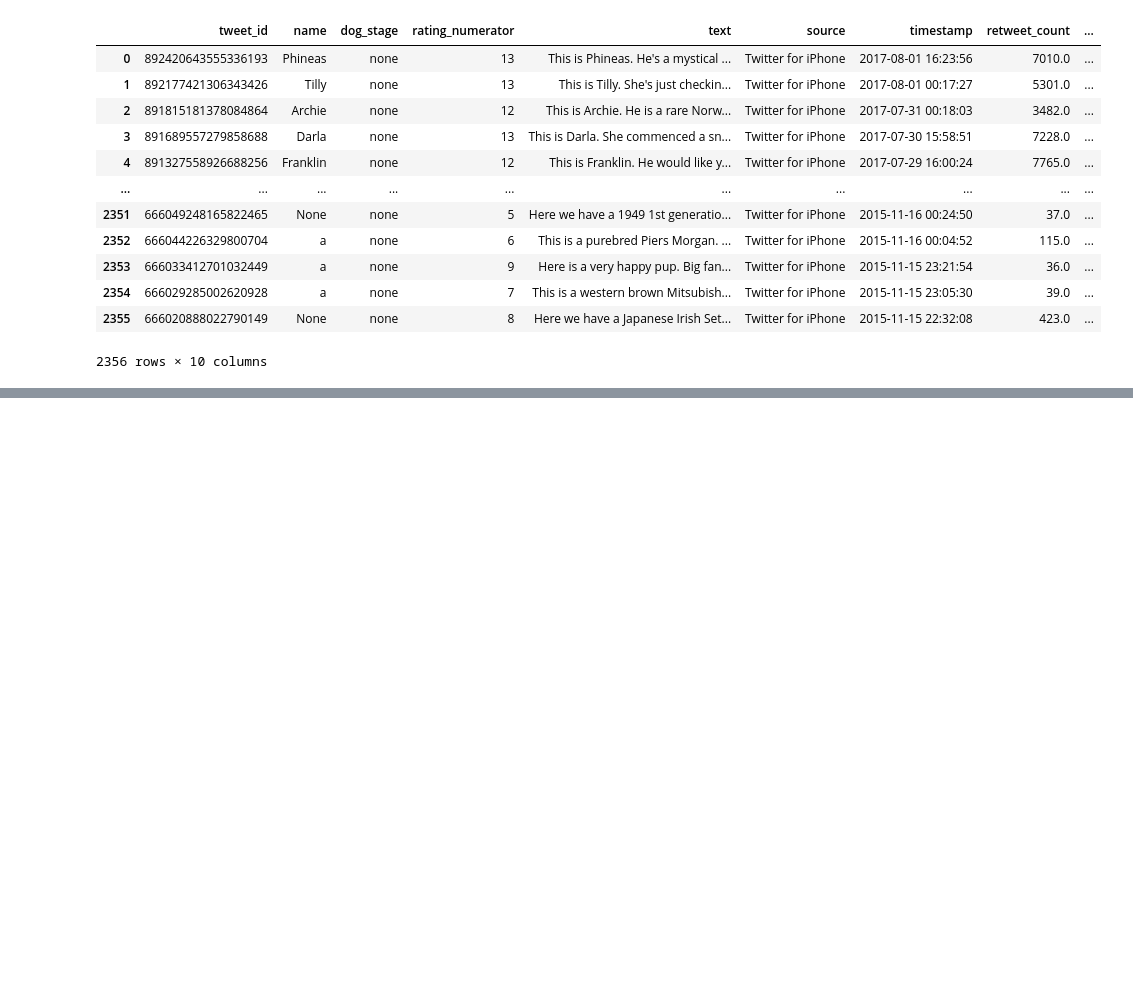
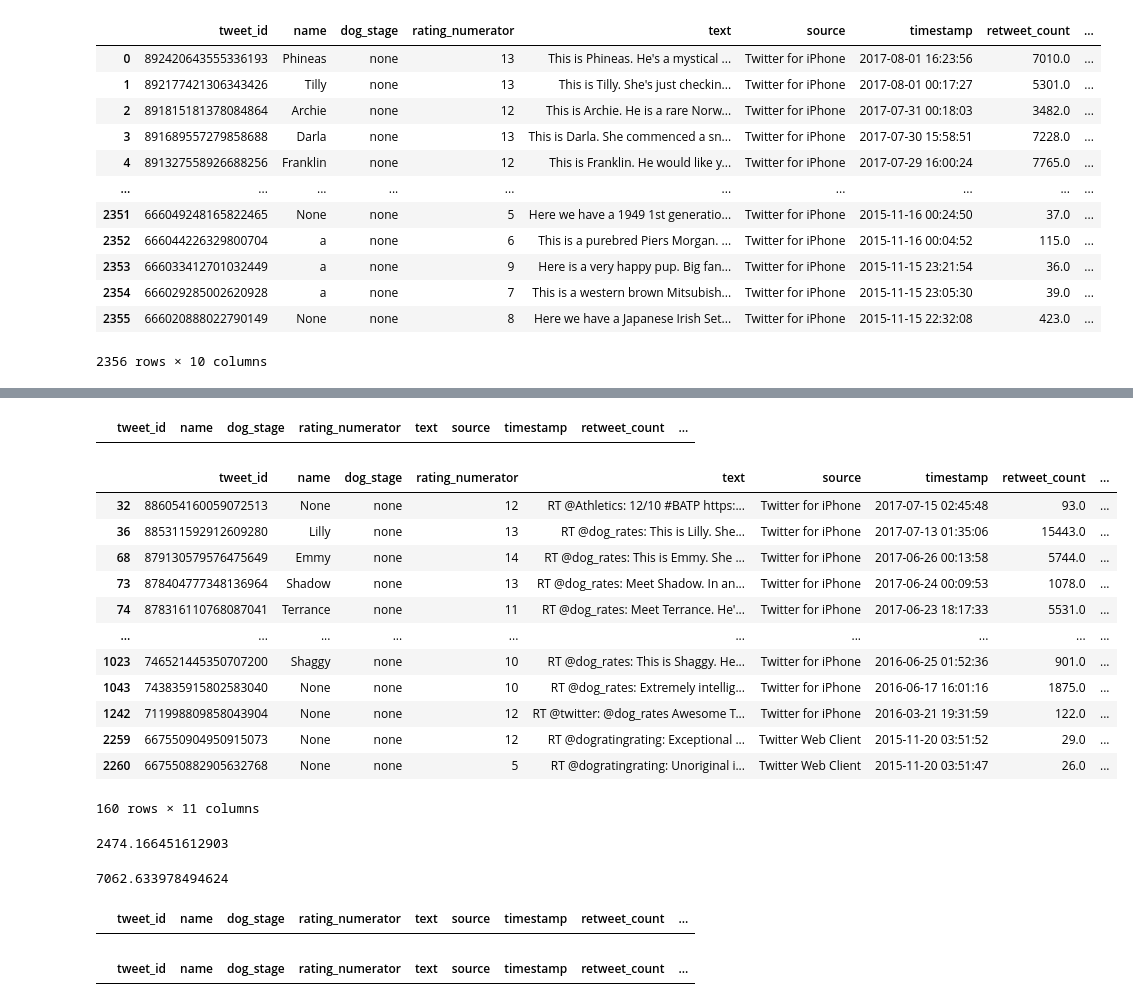
Before and after one commit to kurosakiaduma/weratedogs, a Jupyter notebook: wrangle_act.ipynb, the cells around one changed output, grey strips where cells are left out. Drawn from its saved outputs; the diff is of its cells as text; code cells hidden in the pictures; blank space fills up the shorter version.

Commit message:
EDA ~ working on visualizing insights aggregated on mean values for ratings, retweets and faves

```diff
--- a/wrangle_act.ipynb
+++ b/wrangle_act.ipynb
@@ -873,0 +1116,6 @@ df_tw_arch = df_copy_arch.copy()
+# %%
+df_copy_arch.predicted_species = df_copy_arch.predicted_species.str.replace('_', ' ')
+# %%
+df_copy_arch.predicted_species = df_copy_arch.predicted_species.str.title()
+# %%
+df_copy_arch.rename(columns={'p1': 'predicted_species'}, inplace=True)
@@ -873,0 +1138,2 @@ df_tw_arch = df_copy_arch.copy()
+# %%
+df_copy_arch.predicted_species = df_copy_arch.predicted_species.str.capitalize()
@@ -873,0 +1161,20 @@ df_tw_arch = df_copy_arch.copy()
+# %%
+df_copy_arch[df_copy_arch.retweet_count == 0]
+# %% [output]
+|  | tweet_id | name | dog_stage | rating_numerator | text | source | timestamp | retweet_count | ... |
+# %%
+df_copy_arch[df_copy_arch.favorite_count == 0]
+# %% [output]
+|  | tweet_id | name | dog_stage | rating_numerator | text | source | timestamp | retweet_count | ... |
+| 32 | 886054160059072513 | None | none | 12 | RT @Athletics: 12/10 #BATP https:... | Twitter for iPhone | 2017-07-15 02:45:48 | 93.0 | ... |
+| 36 | 885311592912609280 | Lilly | none | 13 | RT @dog_rates: This is Lilly. She... | Twitter for iPhone | 2017-07-13 01:35:06 | 15443.0 | ... |
+| 68 | 879130579576475649 | Emmy | none | 14 | RT @dog_rates: This is Emmy. She ... | Twitter for iPhone | 2017-06-26 00:13:58 | 5744.0 | ... |
+| 73 | 878404777348136964 | Shadow | none | 13 | RT @dog_rates: Meet Shadow. In an... | Twitter for iPhone | 2017-06-24 00:09:53 | 1078.0 | ... |
+| 74 | 878316110768087041 | Terrance | none | 11 | RT @dog_rates: Meet Terrance. He'... | Twitter for iPhone | 2017-06-23 18:17:33 | 5531.0 | ... |
+| ... | ... | ... | ... | ... | ... | ... | ... | ... | ... |
+| 1023 | 746521445350707200 | Shaggy | none | 10 | RT @dog_rates: This is Shaggy. He... | Twitter for iPhone | 2016-06-25 01:52:36 | 901.0 | ... |
+| 1043 | 743835915802583040 | None | none | 10 | RT @dog_rates: Extremely intellig... | Twitter for iPhone | 2016-06-17 16:01:16 | 1875.0 | ... |
+| 1242 | 711998809858043904 | None | none | 12 | RT @twitter: @dog_rates Awesome T... | Twitter for iPhone | 2016-03-21 19:31:59 | 122.0 | ... |
+| 2259 | 667550904950915073 | None | none | 12 | RT @dogratingrating: Exceptional ... | Twitter Web Client | 2015-11-20 03:51:52 | 29.0 | ... |
+| 2260 | 667550882905632768 | None | none | 5 | RT @dogratingrating: Unoriginal i... | Twitter Web Client | 2015-11-20 03:51:47 | 26.0 | ... |
+160 rows × 11 columns
@@ -873,0 +1184,5 @@ df_tw_arch = df_copy_arch.copy()
+# %%
+display(mean_rtw, mean_ftw)
+# %% [output]
+2474.166451612903
+7062.633978494624
@@ -873,0 +1191,4 @@ df_tw_arch = df_copy_arch.copy()
+# %%
+df_copy_arch[df_copy_arch.favorite_count == 0]
+# %% [output]
+|  | tweet_id | name | dog_stage | rating_numerator | text | source | timestamp | retweet_count | ... |
@@ -873,0 +1198,4 @@ df_tw_arch = df_copy_arch.copy()
+# %%
+df_copy_arch[df_copy_arch.favorite_count.isna()]
+# %% [output]
+|  | tweet_id | name | dog_stage | rating_numerator | text | source | timestamp | retweet_count | ... |
```
Also changed, not shown: parts of 88 cells of this notebook.
